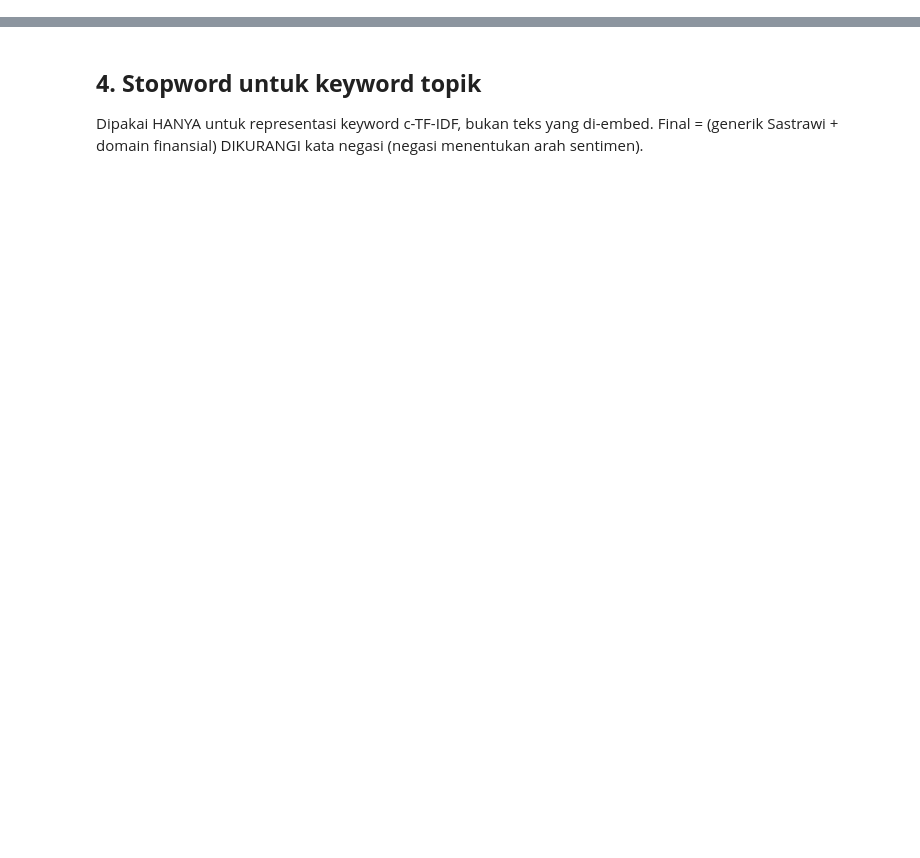
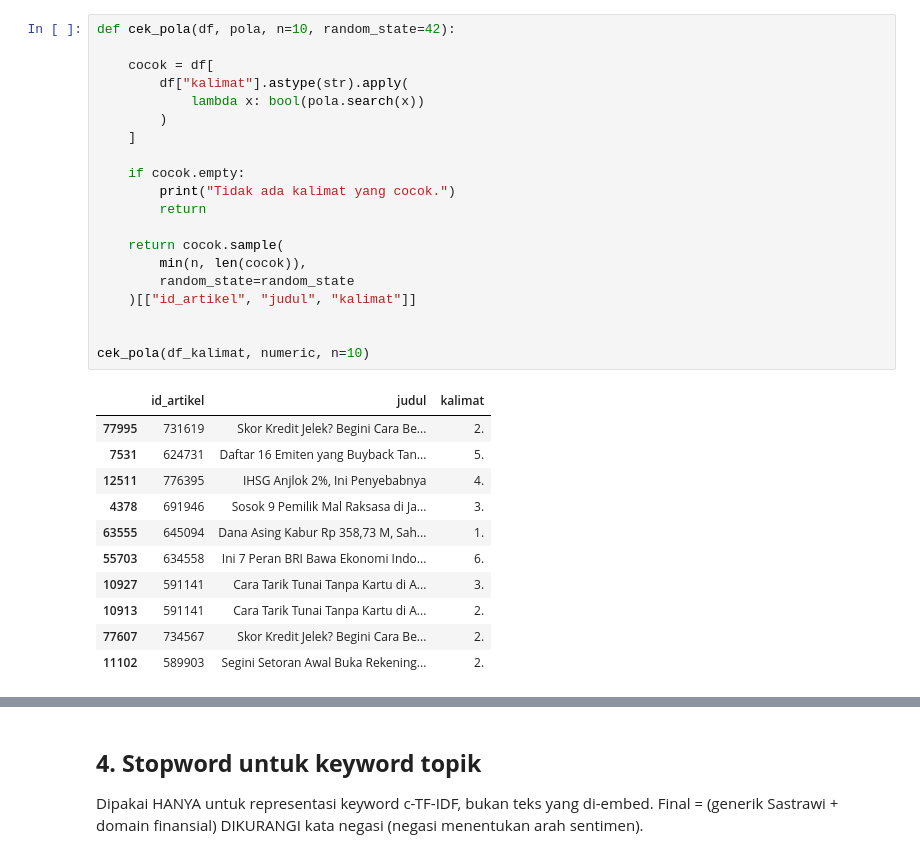
Before and after one commit to erik580/Bank-News-Topic-Modelling-Aspect-Based-Sentimental-Analysis, a Jupyter notebook: 02_preprocessing_eda.ipynb, the cells around one changed output, grey strips where cells are left out. Drawn from its saved outputs; the diff is of its cells as text; blank space fills up the shorter version.

```diff
--- a/02_preprocessing_eda.ipynb
+++ b/02_preprocessing_eda.ipynb
@@ -148,0 +192,32 @@ Kalimat tanpa bank terdeteksi: 44
+# %%
+def cek_pola(df, pola, n=10, random_state=42):
+
+    cocok = df[
+        df["kalimat"].astype(str).apply(
+            lambda x: bool(pola.search(x))
+        )
+    ]
+
+    if cocok.empty:
+        print("Tidak ada kalimat yang cocok.")
+        return
+
+    return cocok.sample(
+        min(n, len(cocok)),
+        random_state=random_state
+    )[["id_artikel", "judul", "kalimat"]]
+
+
+cek_pola(df_kalimat, numeric, n=10)
+# %% [output]
+|  | id_artikel | judul | kalimat |
+| 77995 | 731619 | Skor Kredit Jelek? Begini Cara Be... | 2. |
+| 7531 | 624731 | Daftar 16 Emiten yang Buyback Tan... | 5. |
+| 12511 | 776395 | IHSG Anjlok 2%, Ini Penyebabnya | 4. |
+| 4378 | 691946 | Sosok 9 Pemilik Mal Raksasa di Ja... | 3. |
+| 63555 | 645094 | Dana Asing Kabur Rp 358,73 M, Sah... | 1. |
+| 55703 | 634558 | Ini 7 Peran BRI Bawa Ekonomi Indo... | 6. |
+| 10927 | 591141 | Cara Tarik Tunai Tanpa Kartu di A... | 3. |
+| 10913 | 591141 | Cara Tarik Tunai Tanpa Kartu di A... | 2. |
+| 77607 | 734567 | Skor Kredit Jelek? Begini Cara Be... | 2. |
+| 11102 | 589903 | Segini Setoran Awal Buka Rekening... | 2. |
```
Also changed, not shown: parts of 51 cells of this notebook, 8 other files.
